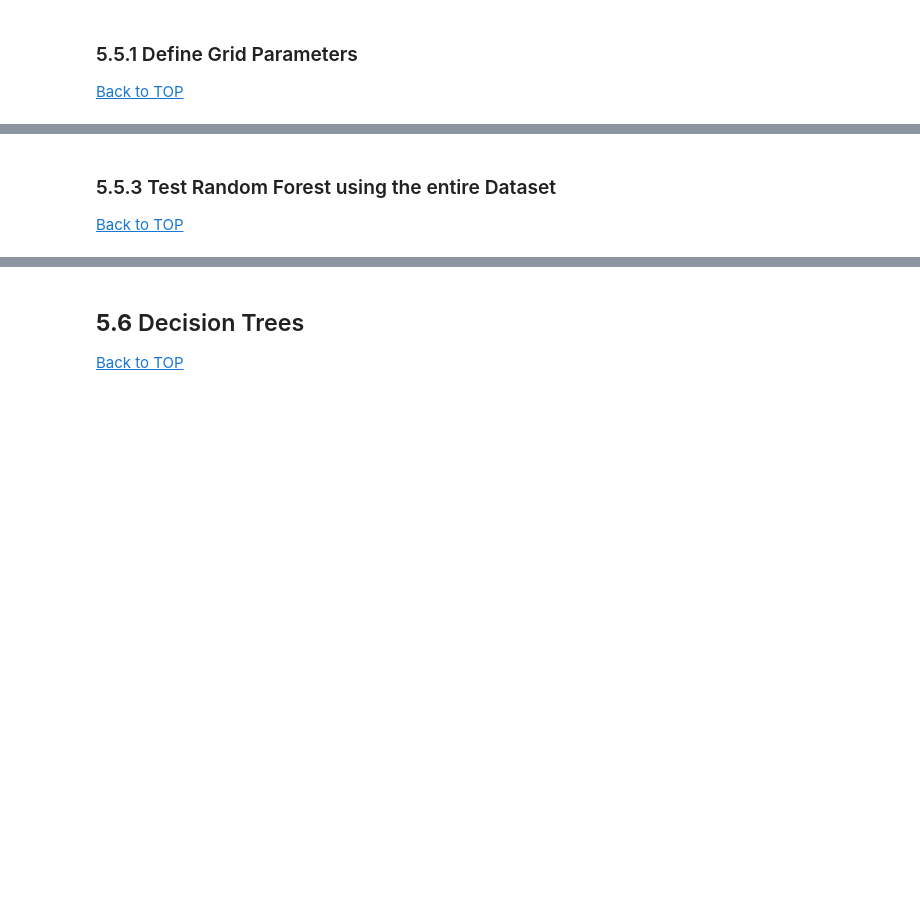
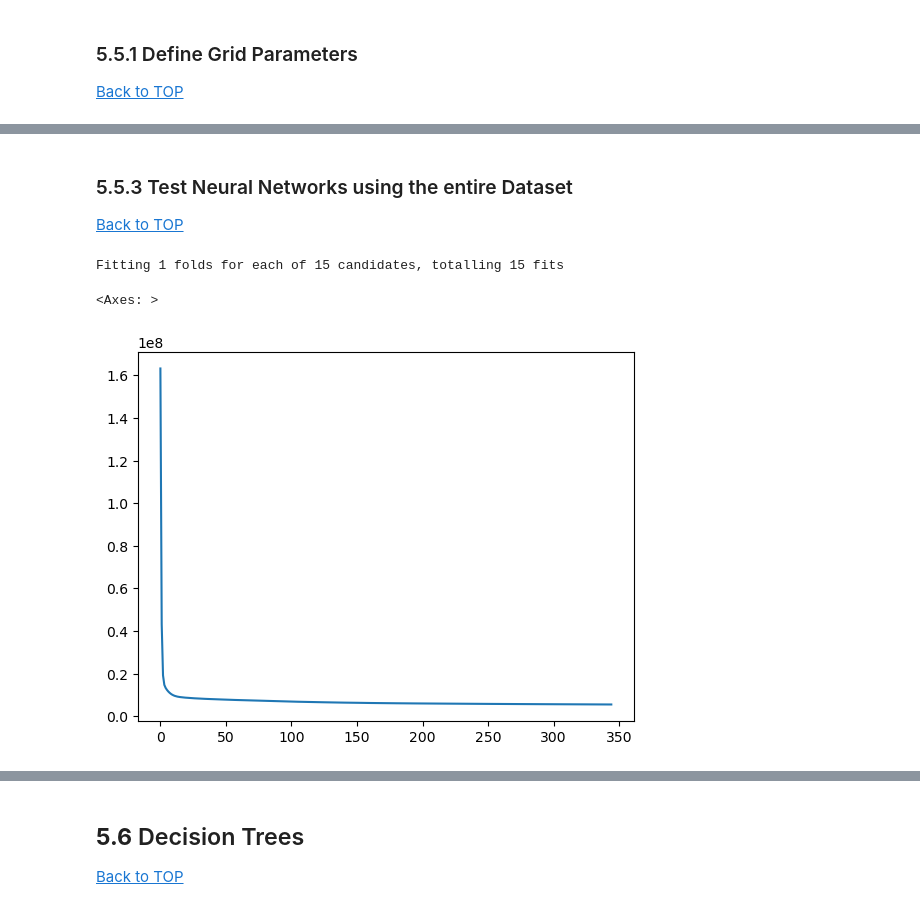
Before and after one commit to mariamiguel720/Machine-Learning-Project-25-26, a Jupyter notebook: ENTREGA FINAL/notebooks/04_Model_and_Assessment.ipynb, the cells around one changed output, grey strips where cells are left out. Drawn from its saved outputs; the diff is of its cells as text; code cells hidden in the pictures; blank space fills up the shorter version.

Commit message:
NN Modeling

```diff
--- a/ENTREGA FINAL/notebooks/04_Model_and_Assessment.ipynb
+++ b/ENTREGA FINAL/notebooks/04_Model_and_Assessment.ipynb
@@ -431,6 +414,22 @@ preds = best_model.predict(test)
 
 [Back to TOP](#TOP)
 </a>
+# %%
+modelMLP = MLPRegressor(max_iter=500)
+
+param_grid_mlp = {
+    "hidden_layer_sizes": [
+        (128, 64),
+        (150, 100),
+    ],
+    "activation": ["relu"],
+    "solver": ["adam"],
+    "alpha": [0.0005, 0.001, 0.002, 0.005],
+    "learning_rate_init": [0.0003, 0.0005, 0.0007, 0.001],
+    "learning_rate": ["adaptive"],
+    "batch_size": [128, 256],
+    "early_stopping": [True]
+}
 # %% [markdown]
 <a class="anchor" id="5_5_2">
 
@@ -441,7 +464,21 @@ preds = best_model.predict(test)
 # %% [markdown]
 <a class="anchor" id="5_5_3">
 
-### 5.5.3 Test Random Forest using the entire Dataset
+### 5.5.3 Test Neural Networks using the entire Dataset
 
 [Back to TOP](#TOP)
 </a>
+# %%
+rsCV_mlp = apply_randomized_search_cv(modelMLP, param_grid_mlp, iterations= 15, scoring = scoring, refit = 'mae',
+                                      pred_split = ps, X_fit = X_combined, y_fit = y_combined)
+
+evaluate_model(rsCV_mlp)
+# %% [output]
+Fitting 1 folds for each of 15 candidates, totalling 15 fits
+# %%
+mlp_losses= rsCV_mlp.best_estimator_.loss_curve_
+mlp_iterations= rsCV_mlp.best_estimator_.n_iter_
+sns.lineplot(x=range(mlp_iterations), y=mlp_losses)
+# %% [output]
+<Axes: >
+[figure, added]
```
Also changed, not shown: parts of 9 cells of this notebook, 1 other file.
